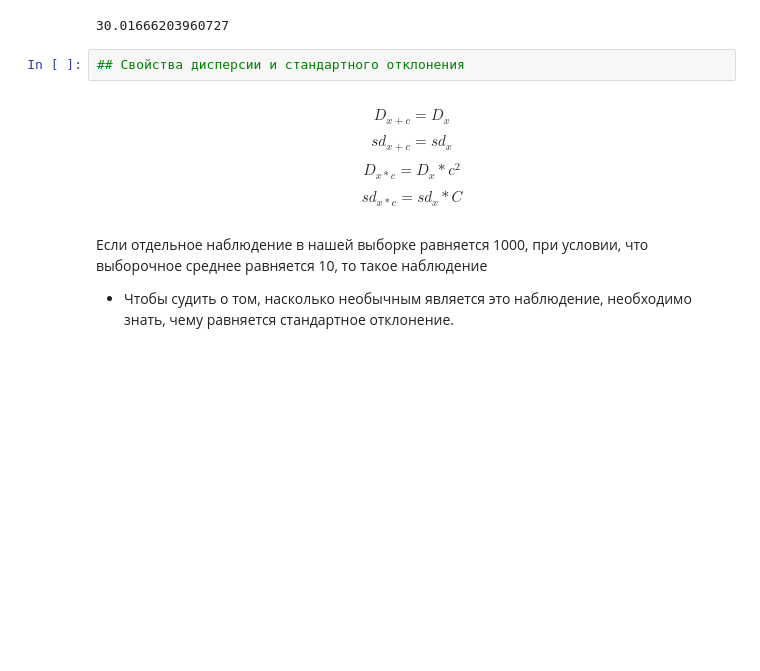
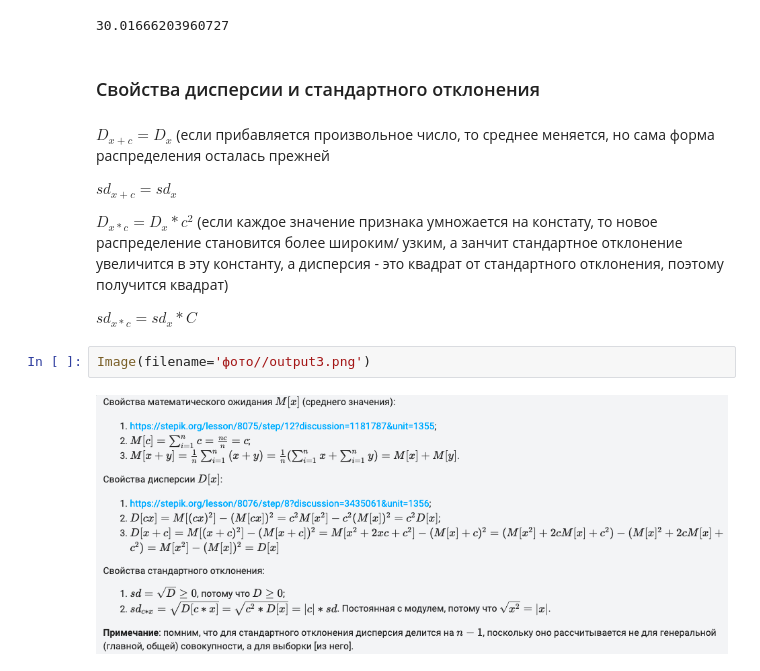
Before and after one commit to iboiarkin96/education_courses, a Jupyter notebook: Основы Статистики [Карпов]/Основы статистики_Карпов.ipynb, the cells around one changed output. Cells and saved outputs as stored; diff of their text form; blank space fills up the shorter version.

```diff
--- a/Основы Статистики [Карпов]/Основы статистики_Карпов.ipynb
+++ b/Основы Статистики [Карпов]/Основы статистики_Карпов.ipynb
@@ -236,14 +239,17 @@ sd(data)**.5
 statistics.stdev(data)
 # %% [output]
 30.01666203960727
-# %%
-## Свойства дисперсии и стандартного отклонения
+# %% [markdown]
+### Свойства дисперсии и стандартного отклонения
 # %% [markdown]
-$$ D_{x+c} = D_x $$
-$$ sd_{x+c} = sd_{x} $$
+$ D_{x+c} = D_x $ (если прибавляется произвольное число, то среднее меняется, но сама форма распределения осталась прежней
 
-$$ D_{x*c} = D_x*c^2 $$
-$$ sd_{x*c} = sd_{x}*C $$
+$ sd_{x+c} = sd_{x} $
+
+$ D_{x*c} = D_x*c^2 $ (если каждое значение признака умножается на констату, то новое распределение становится более широким/ узким, а занчит стандартное отклонение увеличится в эту константу, а дисперсия  - это квадрат от стандартного отклонения, поэтому получится квадрат)
+
+$ sd_{x*c} = sd_{x}*C $
-# %% [markdown]
-Если отдельное наблюдение в нашей выборке равняется 1000, при условии, что выборочное среднее равняется  10, то такое наблюдение
- - Чтобы судить о том, насколько необычным является это наблюдение, необходимо знать, чему равняется стандартное отклонение.
+# %%
+Image(filename='фото//output3.png')
+# %% [output]
+[figure, added]
```
Also changed, not shown: parts of 81 cells of this notebook, 4 other files.
